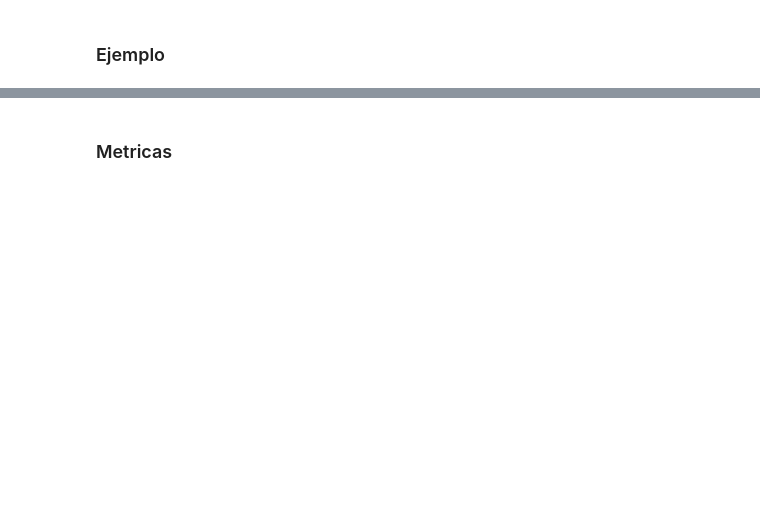
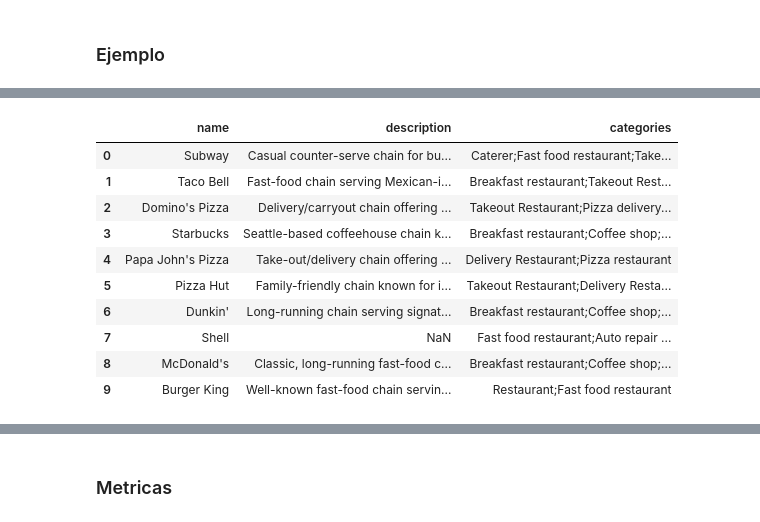
Before and after one commit to pedrozavalat/iic3633-proyecto, a Jupyter notebook: iic3633_v1_models_baselines.ipynb, the cells around one changed output, grey strips where cells are left out. Cells and saved outputs as stored; diff of their text form; code cells hidden in the pictures; blank space fills up the shorter version.

```diff
--- a/iic3633_v1_models_baselines.ipynb
+++ b/iic3633_v1_models_baselines.ipynb
@@ -143,6 +165,8 @@ for data in new_metadata:
     gmap_id = data['gmap_id']
     del data['gmap_id']
     idx2metadata[gmap_id] = data
+# %%
+restaurants = pd.read_csv('restaurants.csv')
 # %% [markdown]
 # Models
 # %% [markdown]
@@ -223,0 +245,18 @@ show_recommendations(user_1, user_reclist)
+# %%
+random_user = '112293856248240959045'
+show_recommendations(
+    random_user,                # Random user ...
+    mp_reclist10[random_user]
+)
+# %% [output]
+|  | name | description | categories |
+| 0 | Subway | Casual counter-serve chain for bu... | Caterer;Fast food restaurant;Take... |
+| 1 | Taco Bell | Fast-food chain serving Mexican-i... | Breakfast restaurant;Takeout Rest... |
+| 2 | Domino's Pizza | Delivery/carryout chain offering ... | Takeout Restaurant;Pizza delivery... |
+| 3 | Starbucks | Seattle-based coffeehouse chain k... | Breakfast restaurant;Coffee shop;... |
+| 4 | Papa John's Pizza | Take-out/delivery chain offering ... | Delivery Restaurant;Pizza restaurant |
+| 5 | Pizza Hut | Family-friendly chain known for i... | Takeout Restaurant;Delivery Resta... |
+| 6 | Dunkin' | Long-running chain serving signat... | Breakfast restaurant;Coffee shop;... |
+| 7 | Shell | NaN | Fast food restaurant;Auto repair ... |
+| 8 | McDonald's | Classic, long-running fast-food c... | Breakfast restaurant;Coffee shop;... |
+| 9 | Burger King | Well-known fast-food chain servin... | Restaurant;Fast food restaurant |
```
Also changed, not shown: parts of 22 cells of this notebook.
